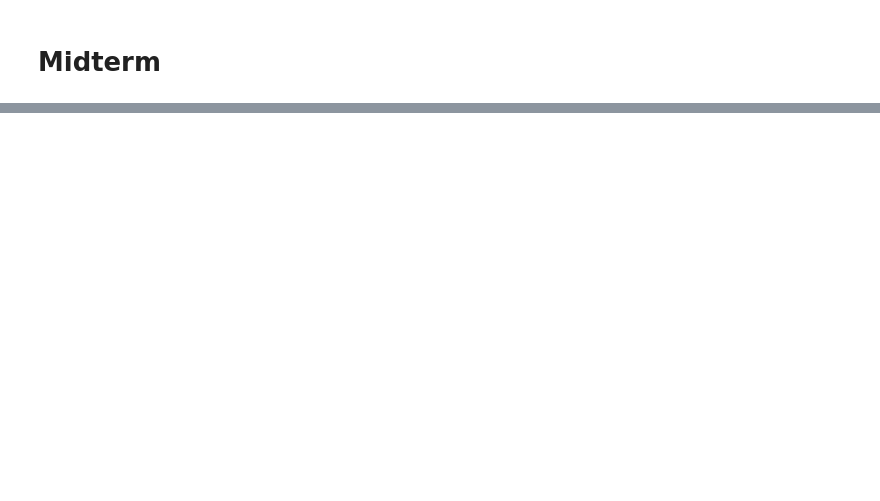
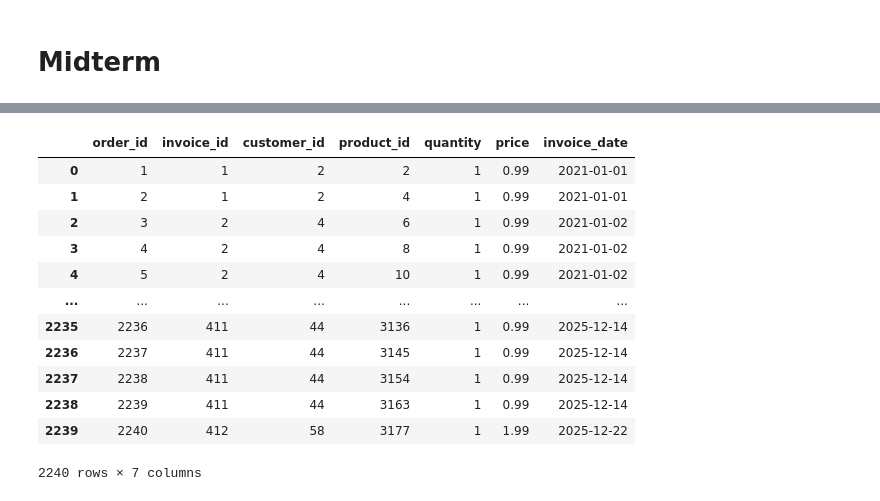
Before and after one commit to lommoberry/Midterm, a Jupyter notebook: MidtermCode.ipynb, the cells around one changed output, grey strips where cells are left out. Drawn from its saved outputs; the diff is of its cells as text; code cells hidden in the pictures; blank space fills up the shorter version.

```diff
--- a/MidtermCode.ipynb
+++ b/MidtermCode.ipynb
@@ -16,0 +13,7 @@ dst_dbname = "chinook_dw"
+# %%
+mysql_args = {
+    "uid" : "root",
+    "pwd" : "Passw0rd123",
+    "hostname" : "localhost",
+    "dbname" : "chinook"
+}
@@ -39,0 +265,31 @@ def set_dataframe(user_id, pwd, host_name, db_name, df, table_name, pk_column, d
+# %%
+# Query to extract necessary fields from Invoice and InvoiceLine tables
+invoice_query = """
+SELECT
+    il.InvoiceLineId AS order_id,
+    il.InvoiceId AS invoice_id,
+    i.CustomerId AS customer_id,
+    il.TrackId AS product_id,
+    il.Quantity AS quantity,
+    il.UnitPrice AS price,
+    i.InvoiceDate AS invoice_date
+FROM InvoiceLine AS il
+JOIN Invoice AS i ON il.InvoiceId = i.InvoiceId;
+"""
+
+df_fact_order = get_sql_dataframe(invoice_query, **mysql_args)
+df_fact_order
+# %% [output]
+|  | order_id | invoice_id | customer_id | product_id | quantity | price | invoice_date |
+| 0 | 1 | 1 | 2 | 2 | 1 | 0.99 | 2021-01-01 |
+| 1 | 2 | 1 | 2 | 4 | 1 | 0.99 | 2021-01-01 |
+| 2 | 3 | 2 | 4 | 6 | 1 | 0.99 | 2021-01-02 |
+| 3 | 4 | 2 | 4 | 8 | 1 | 0.99 | 2021-01-02 |
+| 4 | 5 | 2 | 4 | 10 | 1 | 0.99 | 2021-01-02 |
+| ... | ... | ... | ... | ... | ... | ... | ... |
+| 2235 | 2236 | 411 | 44 | 3136 | 1 | 0.99 | 2025-12-14 |
+| 2236 | 2237 | 411 | 44 | 3145 | 1 | 0.99 | 2025-12-14 |
+| 2237 | 2238 | 411 | 44 | 3154 | 1 | 0.99 | 2025-12-14 |
+| 2238 | 2239 | 411 | 44 | 3163 | 1 | 0.99 | 2025-12-14 |
+| 2239 | 2240 | 412 | 58 | 3177 | 1 | 1.99 | 2025-12-22 |
+2240 rows × 7 columns
```
Also changed, not shown: parts of 34 cells of this notebook.
